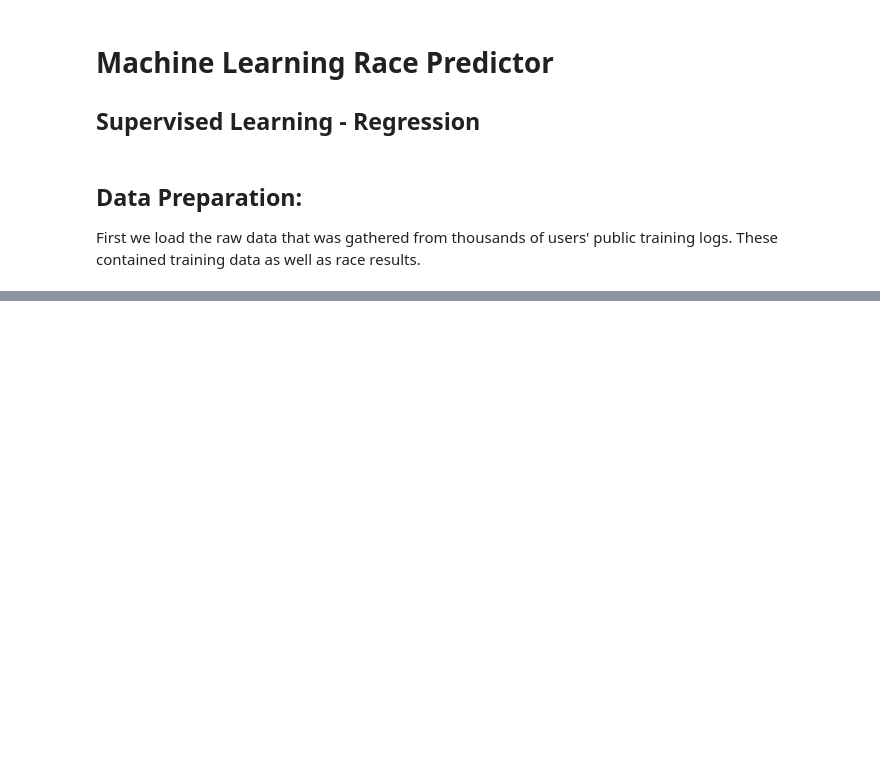
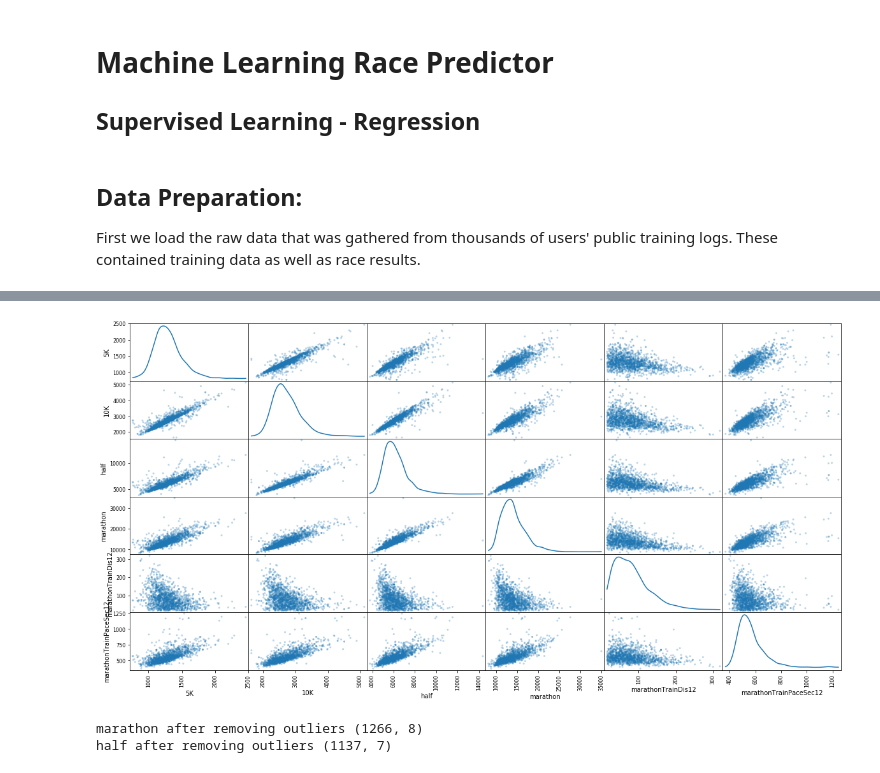
Before and after one commit to dbilenkin/machine-learning, a Jupyter notebook: MLRacePredictor/MLRacePredictor.ipynb, the cells around one changed output, grey strips where cells are left out. Saved outputs shown, nothing was run; the diff lists cells and outputs as text; code cells hidden in the pictures; blank space fills up the shorter version.

```diff
--- a/MLRacePredictor/MLRacePredictor.ipynb
+++ b/MLRacePredictor/MLRacePredictor.ipynb
@@ -656,0 +157,35 @@ best r2:  0.902689813845
+# %%
+# Produce a scatter matrix for each pair of features in the data
+pd.plotting.scatter_matrix(data['marathon'][[
+    '5K','10K','half','marathon','marathonTrainDis12','marathonTrainPaceSec12']], alpha = 0.3, figsize = (20,10), diagonal = 'kde');
+# %% [output]
+[figure, added]
+# %%
+# Removing outliers
+# remove anyone who's times are totally out of whack. If you ran a sub 3 hour marathon and then ran a
+# 5K over 25 minutes, it's probably not an actual race, or maybe they ran with a friend or something. So even though
+# on their own, these aren't outliers, they are compared to each other.
+# Going to use a simple linear regression with every combo to find the outliers
+from sklearn.linear_model import LinearRegression
+from sklearn.ensemble import IsolationForest
+from sklearn.covariance import EllipticEnvelope
+from sklearn.ensemble import IsolationForest
+from itertools import combinations
+
+for race in data:
+
+    outlier_detector = EllipticEnvelope(contamination=.2).fit(data[race])
+    #outlier_detector = IsolationForest(contamination=.25).fit(data[race])
+
+    np.set_printoptions(threshold=np.nan)
+
+    half_outliers = data[race][outlier_detector.predict(data[race])==-1]
+    data[race] = data[race][outlier_detector.predict(data[race])==1]
+
+    #display(half_outliers.sample(10))
+    #display(data[race].sample(10))
+
+    print race,'after removing outliers', data[race].shape
+# %% [output]
+marathon after removing outliers (1266, 8)
+half after removing outliers (1137, 7)
```
Also changed, not shown: parts of 34 cells of this notebook, 18 other files.
